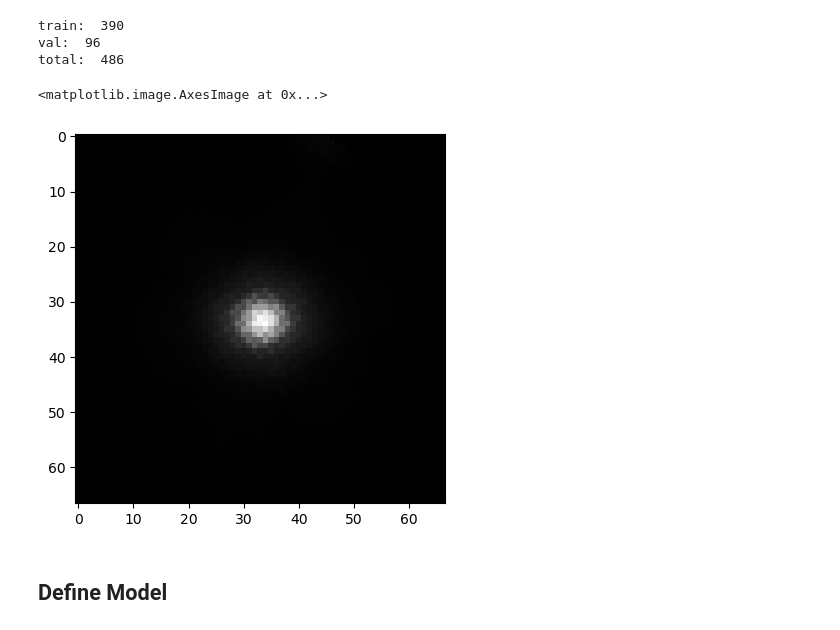
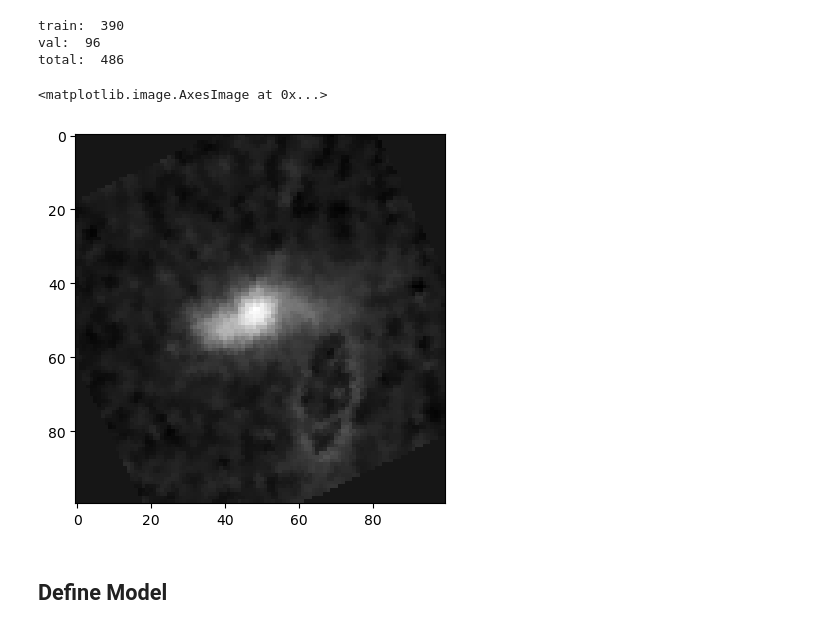
Before and after one commit to hartysimon-sketch/Galaxy-Classifier, a Jupyter notebook: Summer Research/Training/classification.ipynb, the cells around one changed output. Drawn from its saved outputs; the diff is of its cells as text; code cells hidden in the pictures.

```diff
--- a/Summer Research/Training/classification.ipynb
+++ b/Summer Research/Training/classification.ipynb
@@ -132,10 +132,10 @@ train:  390
 val:  96
 total:  486
 # %%
-plt.imshow(train_set.__getitem__(5)[0][2].cpu(), cmap='gray')
+plt.imshow(train_set.__getitem__(27)[0][2].cpu(), cmap='gray')
 # %% [output]
 <matplotlib.image.AxesImage at 0x...>
-[figure, old version]
+[figure, new version]
 # %% [markdown]
 ## Define Model
 # %%
```
Also changed, not shown: parts of 1 cell of this notebook, 3 other files.
